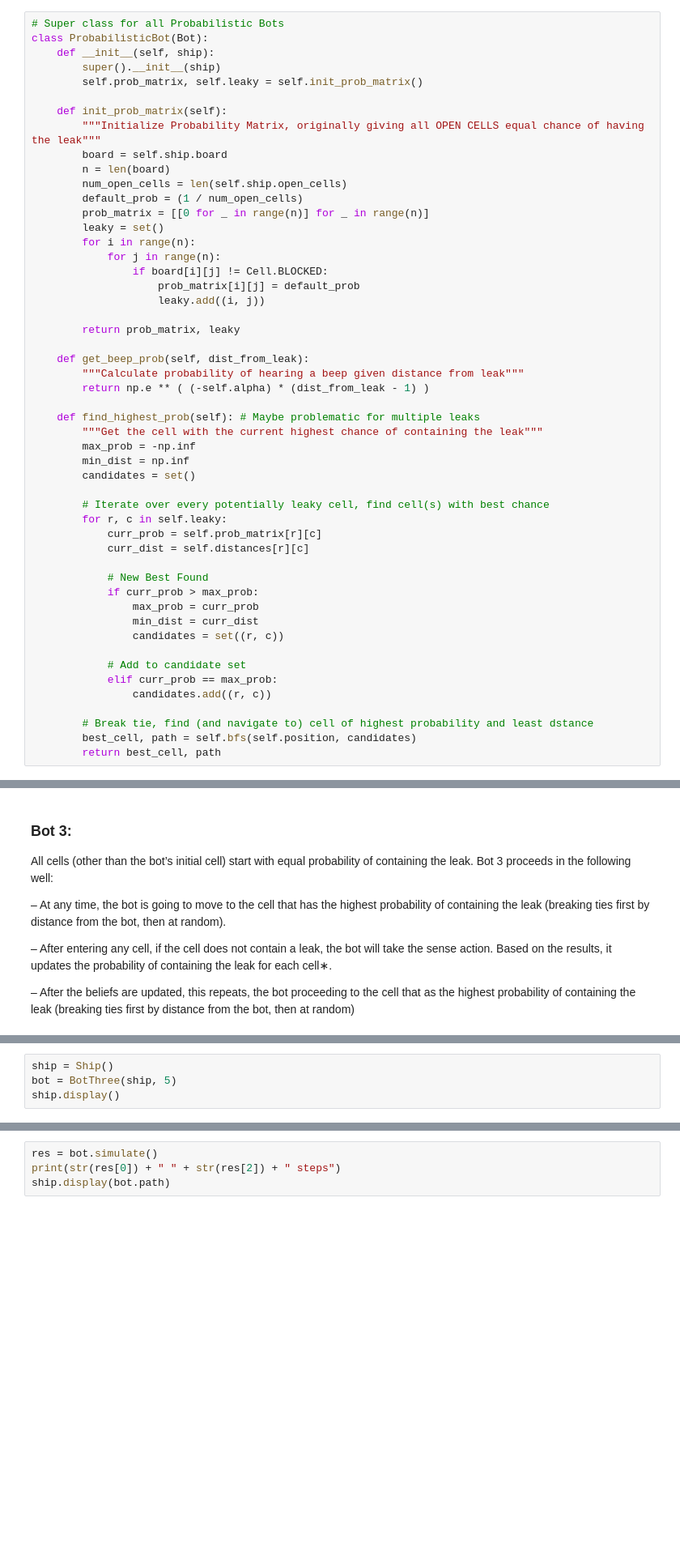
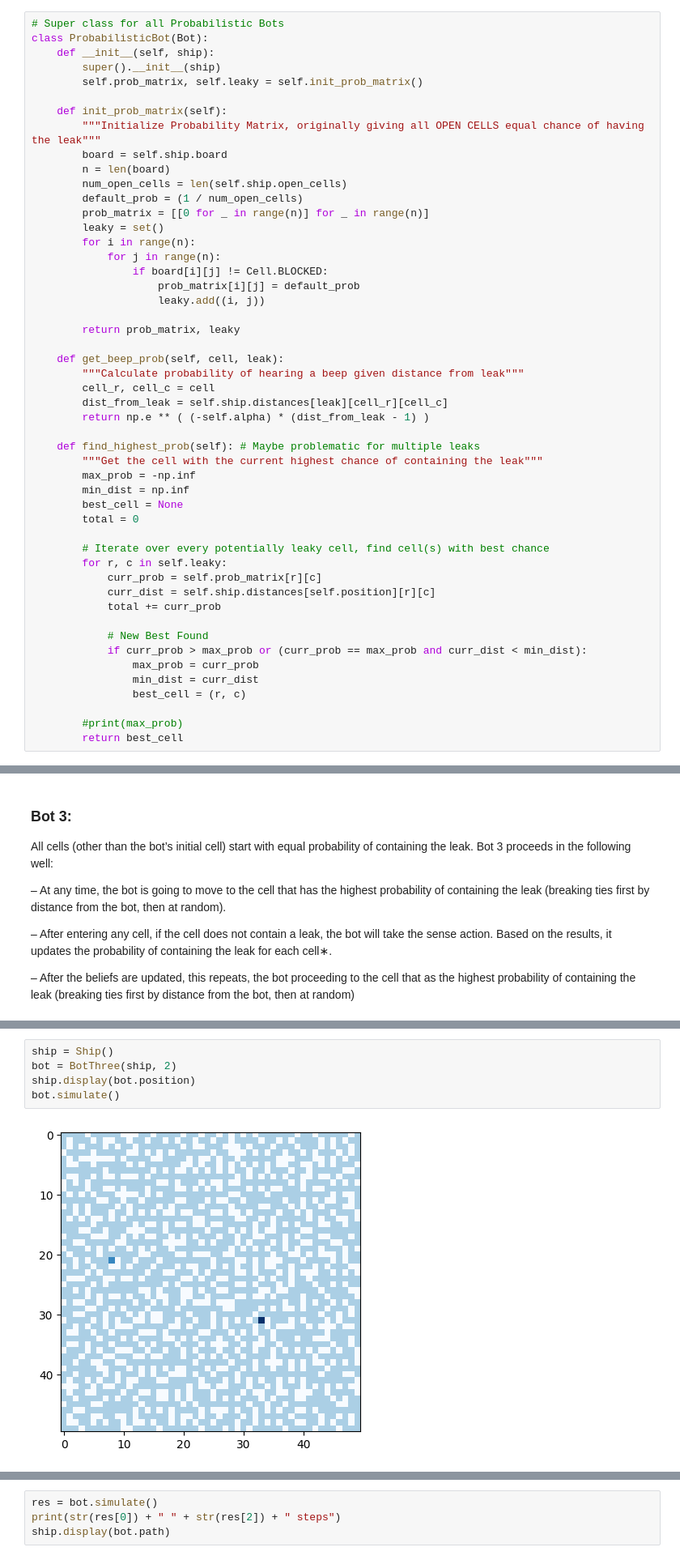
Before and after one commit to Intro-to-AI-Group/AI-Project-Two, a Jupyter notebook: src/Ship.ipynb, the cells around one changed output, grey strips where cells are left out. Shown at 81% size. Saved outputs shown, nothing was run; the diff lists cells and outputs as text; blank space fills up the shorter version.

```diff
--- a/src/Ship.ipynb
+++ b/src/Ship.ipynb
@@ -351,34 +351,33 @@ class ProbabilisticBot(Bot):
 
         return prob_matrix, leaky
 
-    def get_beep_prob(self, dist_from_leak):
+    def get_beep_prob(self, cell, leak):
         """Calculate probability of hearing a beep given distance from leak"""
+        cell_r, cell_c = cell
+        dist_from_leak = self.ship.distances[leak][cell_r][cell_c]
         return np.e ** ( (-self.alpha) * (dist_from_leak - 1) )
 
     def find_highest_prob(self): # Maybe problematic for multiple leaks
         """Get the cell with the current highest chance of containing the leak"""
         max_prob = -np.inf
         min_dist = np.inf
-        candidates = set()
+        best_cell = None
+        total = 0
 
         # Iterate over every potentially leaky cell, find cell(s) with best chance
         for r, c in self.leaky:
             curr_prob = self.prob_matrix[r][c]
-            curr_dist = self.distances[r][c]
+            curr_dist = self.ship.distances[self.position][r][c]
+            total += curr_prob
 
             # New Best Found
-            if curr_prob > max_prob:
+            if curr_prob > max_prob or (curr_prob == max_prob and curr_dist < min_dist):
                 max_prob = curr_prob
                 min_dist = curr_dist
-                candidates = set((r, c))
+                best_cell = (r, c)
 
-            # Add to candidate set
-            elif curr_prob == max_prob:
-                candidates.add((r, c))
-
-        # Break tie, find (and navigate to) cell of highest probability and least dstance
-        best_cell, path = self.bfs(self.position, candidates)
-        return best_cell, path
+        #print(max_prob)
+        return best_cell
 # %% [markdown]
 ### Bot 1:
 
@@ -611,5 +612,8 @@ class BotThree(ProbabilisticBot):
         self.prob_matrix = result_matrix
 # %%
 ship = Ship()
-bot = BotThree(ship, 5)
-ship.display()
+bot = BotThree(ship, 2)
+ship.display(bot.position)
+bot.simulate()
+# %% [output]
+[figure, added]
```
Also changed, not shown: parts of 3 cells of this notebook.
